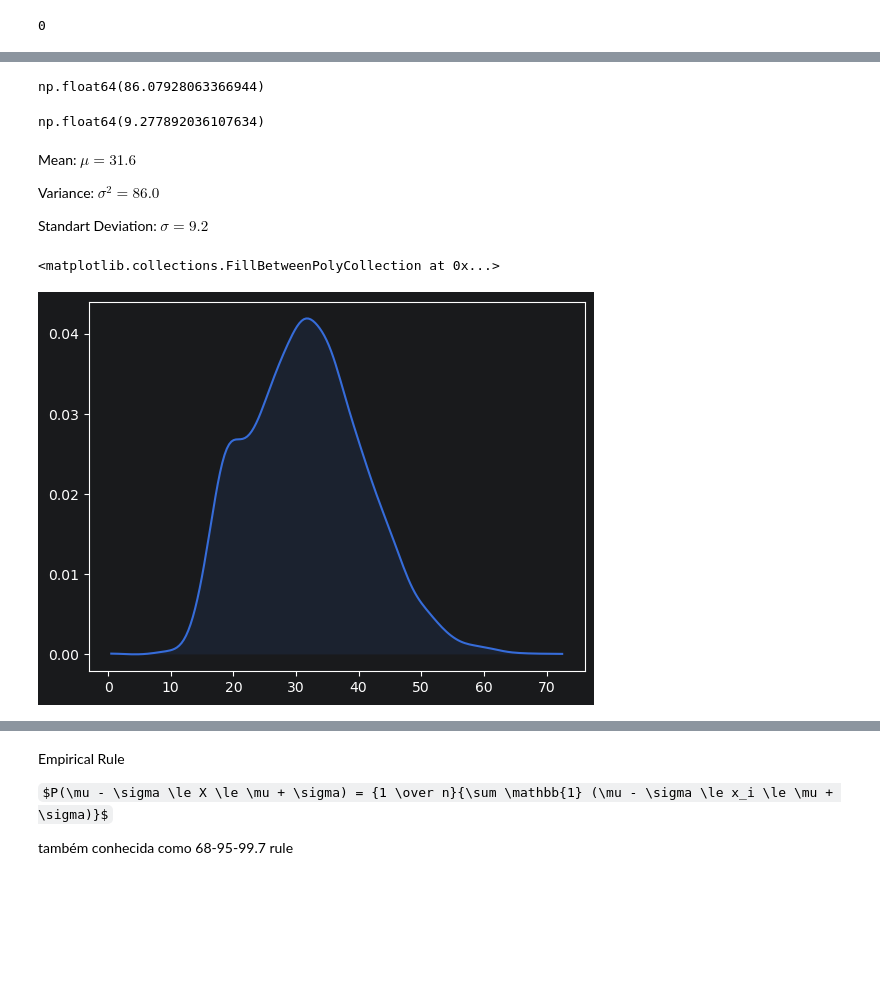
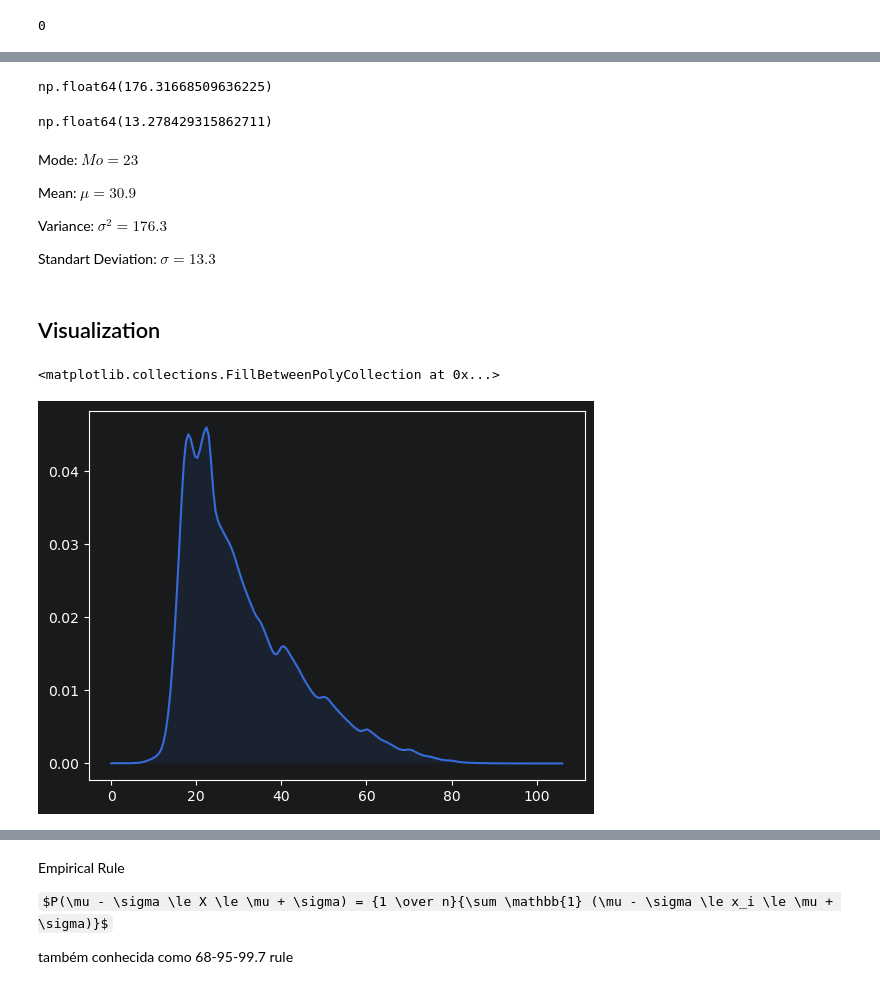
Before and after one commit to joaoprbrasil/Statistical-Analysis-Open-Powerlifting, a Jupyter notebook: open-powerlifting_analysis.ipynb, the cells around one changed output, grey strips where cells are left out. Saved outputs shown, nothing was run; the diff lists cells and outputs as text; code cells hidden in the pictures; some formulas as TeX source; blank space fills up the shorter version.

```diff
--- a/open-powerlifting_analysis.ipynb
+++ b/open-powerlifting_analysis.ipynb
@@ -7,7 +7,8 @@ from scipy.stats import gaussian_kde
 import numpy as np
 # %%
 path = './data/openpowerlifting-2026-06-20-a9718576.csv'
-df = pd.read_csv(path, nrows=5000)
+#df = pd.read_csv(path, nrows=100000)
+df = pd.read_csv(path)
 # %%
 df
 # %% [output]
@@ -27,5 +28,5 @@ df
 # %%
-df = df.dropna(subset=['Age'])
+df = df.dropna(subset=['Age']).copy()
 # %%
 plt.hist(df['Age'])
 # %% [output]
@@ -49,0 +126,2 @@ $\sigma = \sqrt{{{\sum{(x_i - \mu)^2}} \over N}}$
+# %%
+df['Age'] = np.ceil(df['Age']).astype(int)
@@ -66,18 +156,23 @@ sum((df.Age - df.Age.mean())**2)
 df_variance = sum((df.Age - df.Age.mean())**2) / df.Age.count()
 df_variance
 # %% [output]
-np.float64(86.07928063366944)
+np.float64(176.31668509636225)
 # %%
 df_std_deviation = df_variance ** 0.5
 df_std_deviation
 # %% [output]
-np.float64(9.277892036107634)
+np.float64(13.278429315862711)
 # %% [markdown]
+Mode:
+$Mo = 23$
+
 Mean:
-$\mu = 31.6$
+$\mu = 30.9$
 
 Variance:
-$\sigma^2 = 86.0$
+$\sigma^2 = 176.3$
 
 Standart Deviation:
-$\sigma = 9.2$
+$\sigma = 13.3$
+# %% [markdown]
+## Visualization
@@ -84,9 +183,6 @@ $\sigma = 9.2$
 # %%
-x = np.linspace(df['Age'].min(), df['Age'].max(), 200)
-kde = gaussian_kde(df['Age'])(x)
-
 plt.plot(x, kde)
 plt.fill_between(x, kde, alpha=0.1)
 # %% [output]
 <matplotlib.collections.FillBetweenPolyCollection at 0x...>
-[figure, old version]
+[figure, new version]
```
Also changed, not shown: parts of 17 cells of this notebook.
